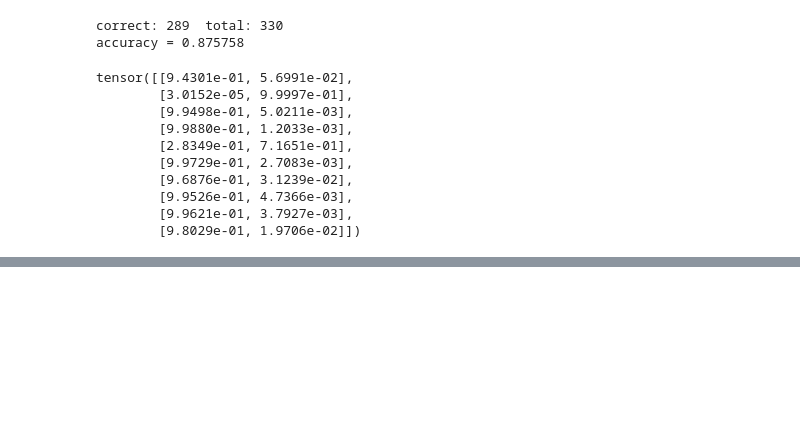
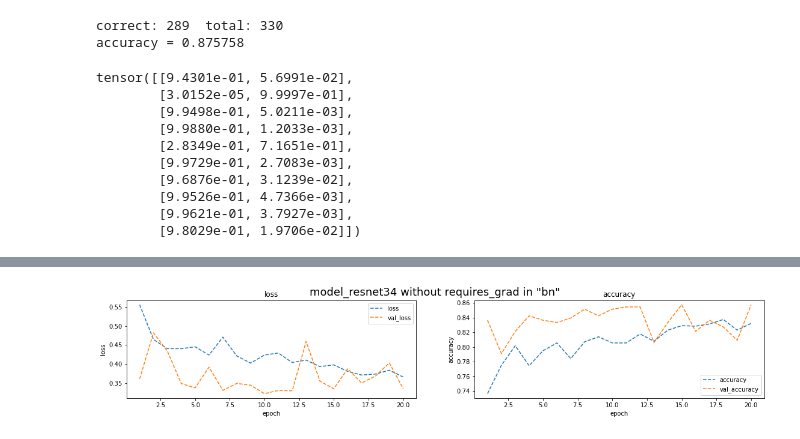
Before and after one commit to georaiser/04_Emergency_Vehicle, a Jupyter notebook: Code/Emergency_Vehicle_pytorch.ipynb, the cells around one changed output, grey strips where cells are left out. Drawn from its saved outputs; the diff is of its cells as text; code cells hidden in the pictures; blank space fills up the shorter version.

```diff
--- a/Code/Emergency_Vehicle_pytorch.ipynb
+++ b/Code/Emergency_Vehicle_pytorch.ipynb
@@ -508,3 +510,22 @@ tensor([[9.4301e-01, 5.6991e-02],
         [9.9526e-01, 4.7366e-03],
         [9.9621e-01, 3.7927e-03],
         [9.8029e-01, 1.9706e-02]])
+# %%
+# test without "bn" in named parameters (requires_grad)
+model_resnet34 = models.resnet34(pretrained=True)
+for param in model_resnet34.parameters():
+    param.requires_grad = False
+model_resnet34.fc = nn.Sequential(nn.Linear(model_resnet34.fc.in_features,512),
+                                  nn.ReLU(),
+                                  nn.Dropout(),
+                                  nn.Linear(512, 2))
+# %%
+criterion = nn.CrossEntropyLoss()
+optimizer = optim.Adam(model_resnet34.parameters(), lr=0.001)
+#scheduler = lr_scheduler.StepLR(optimizer, step_size=5, gamma=0.1)
+scheduler = lr_scheduler.ReduceLROnPlateau(optimizer, mode='min',
+    factor=0.1, patience=4, threshold=0.000001, threshold_mode='abs', verbose=True)
+model_save='../Models/modelo_resnet34.pth'
+# RunModel
+history = RunModel(model_resnet34, train_loader, valid_loader, criterion, optimizer,
+                   scheduler, model_save, n_epochs=30).train_model()
@@ -510,0 +550,5 @@ tensor([[9.4301e-01, 5.6991e-02],
+# %%
+# plot model ouputs
+plot_model_output(history, 'model_resnet34 without requires_grad in "bn"')
+# %% [output]
+[figure, added]
```
Also changed, not shown: parts of 6 cells of this notebook.
